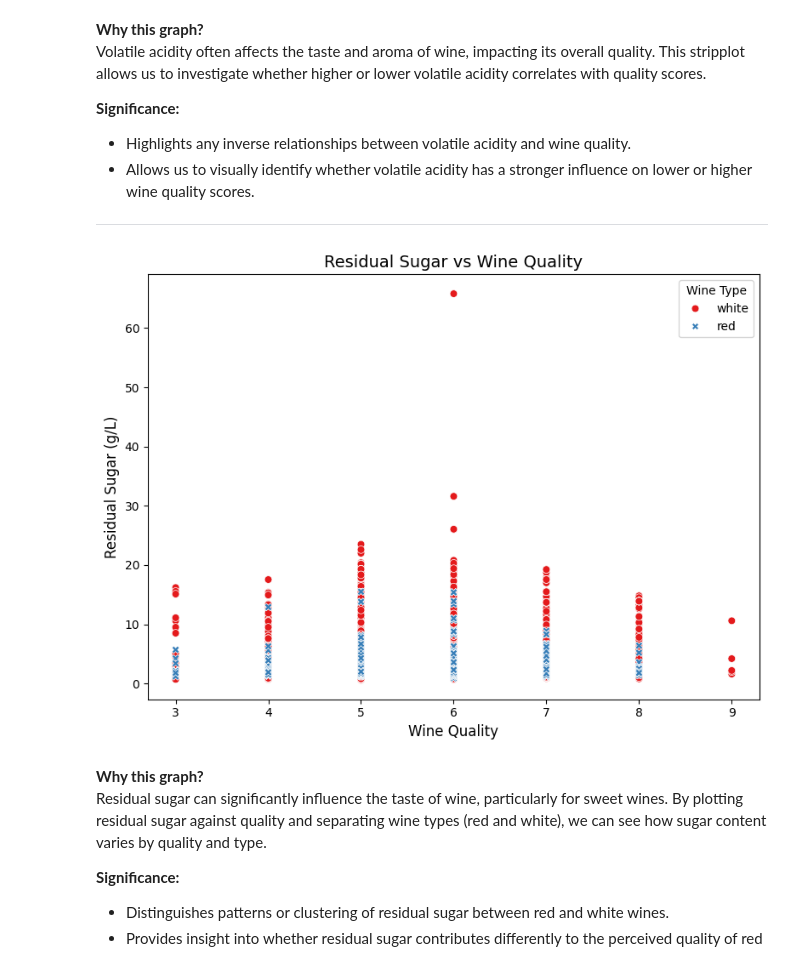
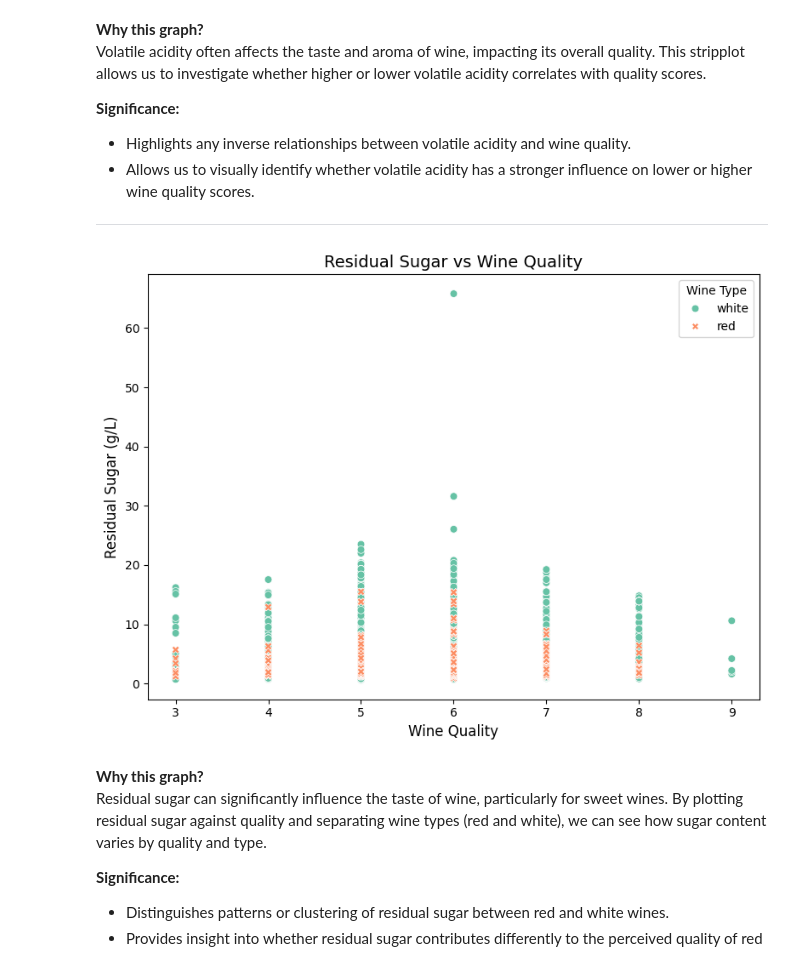
Before and after one commit to amitkarol/TDS-WineQualityPrediction, a Jupyter notebook: part1.ipynb, the cells around one changed output. Drawn from its saved outputs; the diff is of its cells as text; code cells hidden in the pictures.

```diff
--- a/part1.ipynb
+++ b/part1.ipynb
@@ -117,17 +123,17 @@ Volatile acidity often affects the taste and aroma of wine, impacting its overal
 # %%
 # Visualization 4: Residual Sugar vs Quality using Scatterplot
 plt.figure(figsize=(8, 6))
-sns.scatterplot(x=data['quality'], y=data['residual sugar'], hue=data['type'], style=data['type'], s=40, palette='Set1')
+sns.scatterplot(x=data['quality'], y=data['residual sugar'], hue=data['type'], style=data['type'], s=40, palette='Set2')
 plt.title('Residual Sugar vs Wine Quality', fontsize=14)
 plt.xlabel('Wine Quality', fontsize=12)
 plt.ylabel('Residual Sugar (g/L)', fontsize=12)
 plt.xticks(fontsize=10)
 plt.yticks(fontsize=10)
 plt.legend(title='Wine Type')
 plt.tight_layout()
 plt.show()
 # %% [output]
-[figure, old version]
+[figure, new version]
 # %% [markdown]
 **Why this graph?**
 Residual sugar can significantly influence the taste of wine, particularly for sweet wines. By plotting residual sugar against quality and separating wine types (red and white), we can see how sugar content varies by quality and type.
```
Also changed, not shown: parts of 22 cells of this notebook.
